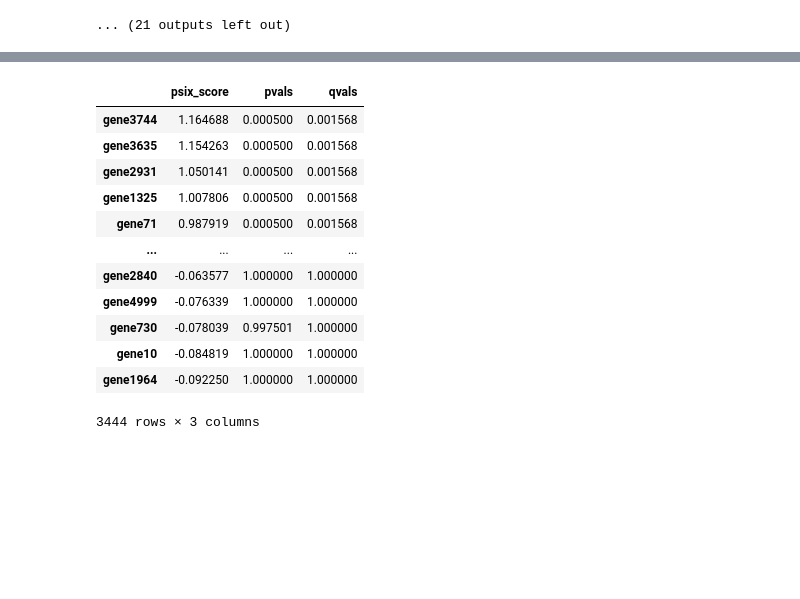
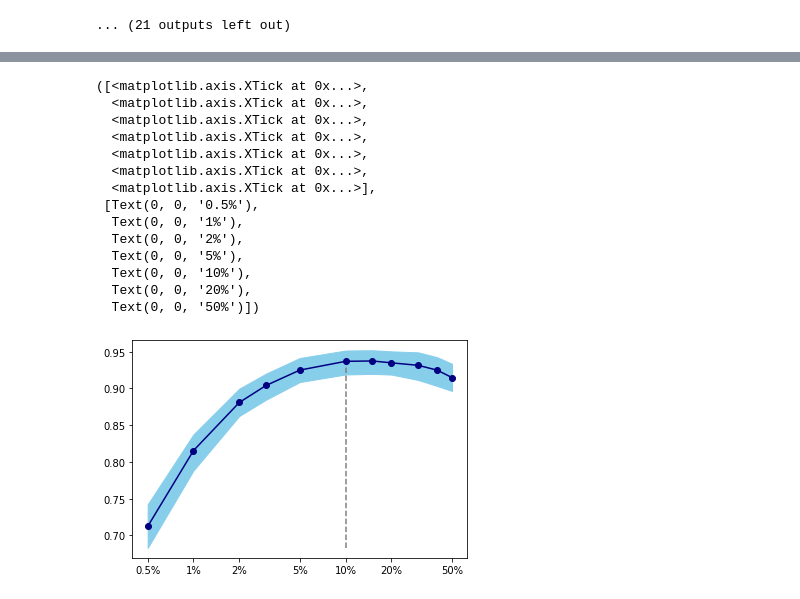
Before and after one commit to lareaulab/analysis_psix, a Jupyter notebook: simulations/simulation_analysis_three.ipynb, the cells around one changed output, grey strips where cells are left out. Drawn from its saved outputs; the diff is of its cells as text; code cells hidden in the pictures; blank space fills up the shorter version.

```diff
--- a/simulations/simulation_analysis_three.ipynb
+++ b/simulations/simulation_analysis_three.ipynb
@@ -690,16 +712,0 @@ plt.scatter(range(len(recall_list)), recall_list)
-# %%
-psix_500
-# %% [output]
-|  | psix_score | pvals | qvals |
-| gene3744 | 1.164688 | 0.000500 | 0.001568 |
-| gene3635 | 1.154263 | 0.000500 | 0.001568 |
-| gene2931 | 1.050141 | 0.000500 | 0.001568 |
-| gene1325 | 1.007806 | 0.000500 | 0.001568 |
-| gene71 | 0.987919 | 0.000500 | 0.001568 |
-| ... | ... | ... | ... |
-| gene2840 | -0.063577 | 1.000000 | 1.000000 |
-| gene4999 | -0.076339 | 1.000000 | 1.000000 |
-| gene730 | -0.078039 | 0.997501 | 1.000000 |
-| gene10 | -0.084819 | 1.000000 | 1.000000 |
-| gene1964 | -0.092250 | 1.000000 | 1.000000 |
-3444 rows × 3 columns
@@ -705,0 +753,28 @@ psix_500
+# %%
+plt.fill_between(np.log10(np.array([0.5, 1, 2, 3, 5, 10, 15, 20, 30, 40, 50])), [np.quantile(x, 0.05) for x in boxplot_list],
+                 [np.quantile(x, 0.95) for x in boxplot_list], color='skyblue')
+plt.plot([1, 1], [np.quantile(boxplot_list[0], 0.05), recall_list[5]], linestyle='--', c='gray')
+
+plt.scatter(np.log10(np.array([0.5, 1, 2, 3, 5, 10, 15, 20, 30, 40, 50])), recall_list, c='navy', zorder=20)
+
+plt.plot(np.log10(np.array([0.5, 1, 2, 3, 5, 10, 15, 20, 30, 40, 50])), recall_list, c='navy', zorder=20)
+
+plt.xticks(np.log10(np.array([0.5, 1, 2, 5, 10, 20, 50])),
+          ['0.5%', '1%', '2%', '5%', '10%', '20%', '50%'])
+# plt.boxplot(boxplot_list, positions=[0.5, 1, 2, 3, 5, 10, 15, 20, 30, 40, 50])
+# %% [output]
+([<matplotlib.axis.XTick at 0x...>,
+  <matplotlib.axis.XTick at 0x...>,
+  <matplotlib.axis.XTick at 0x...>,
+  <matplotlib.axis.XTick at 0x...>,
+  <matplotlib.axis.XTick at 0x...>,
+  <matplotlib.axis.XTick at 0x...>,
+  <matplotlib.axis.XTick at 0x...>],
+ [Text(0, 0, '0.5%'),
+  Text(0, 0, '1%'),
+  Text(0, 0, '2%'),
+  Text(0, 0, '5%'),
+  Text(0, 0, '10%'),
+  Text(0, 0, '20%'),
+  Text(0, 0, '50%')])
+[figure, added]
```
Also changed, not shown: parts of 7 cells of this notebook, 12 other files.
